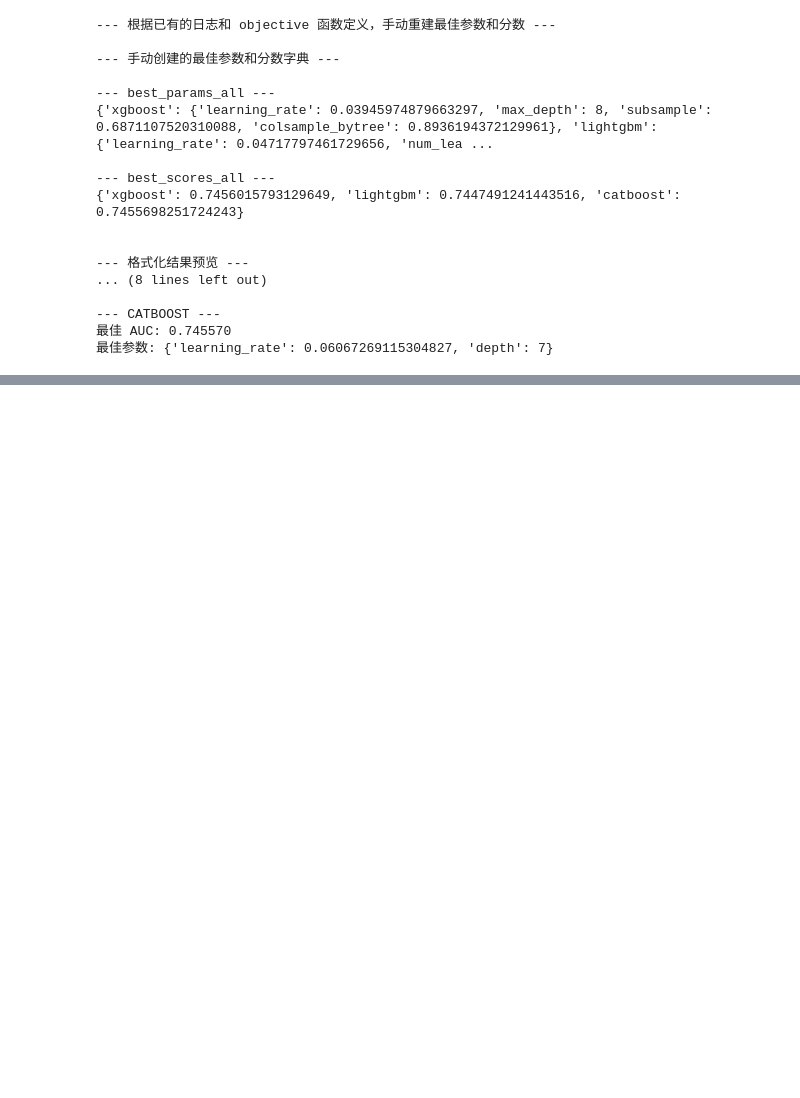
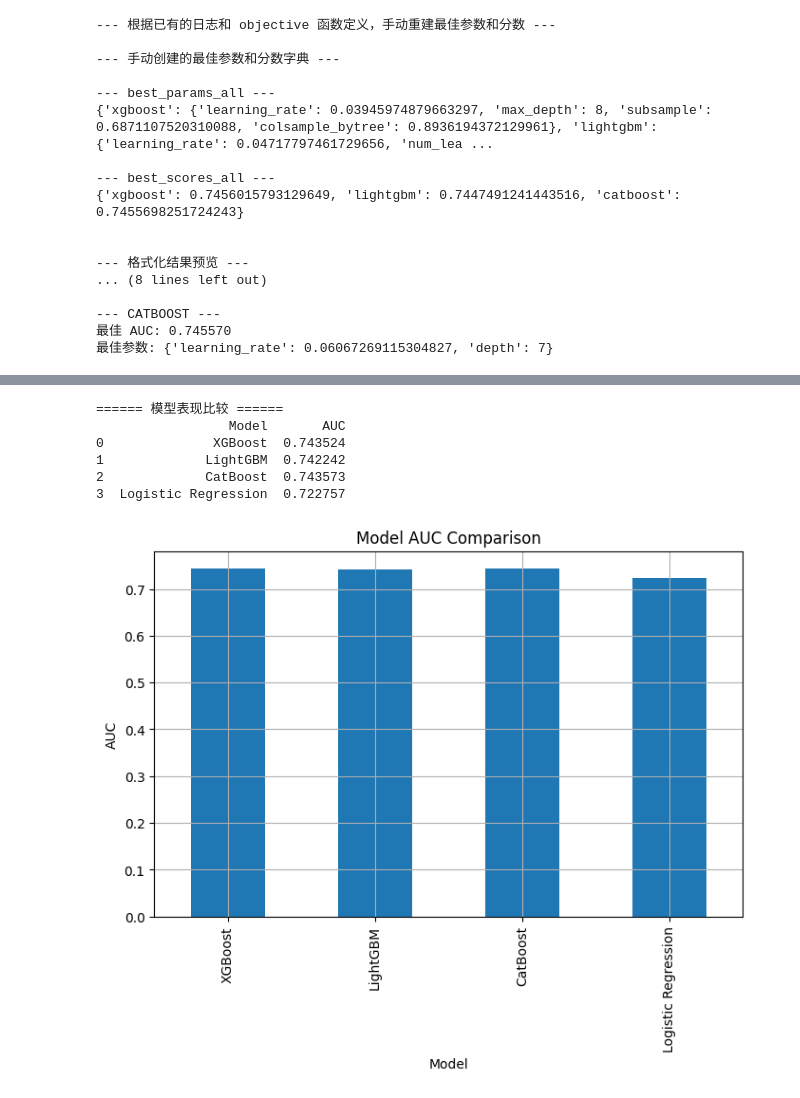
Before and after one commit to Kirawii/TGP3, a Jupyter notebook: notebook文件/firstversion.ipynb, the cells around one changed output, grey strips where cells are left out. Saved outputs shown, nothing was run; the diff lists cells and outputs as text; code cells hidden in the pictures; blank space fills up the shorter version.

```diff
--- a/notebook文件/firstversion.ipynb
+++ b/notebook文件/firstversion.ipynb
@@ -963,5 +883,0 @@ Audited 1 package in 5ms
-# %%
-import time
-start = time.time()
-model = lgb.train(params, dtrain, num_boost_round=500)
-print("训练耗时:", time.time() - start, "秒")
@@ -970,15 +883,0 @@ KeyboardInterrupt:
-# %%
-import lightgbm as lgb
-from sklearn.datasets import make_classification
-
-X, y = make_classification(n_samples=50000, n_features=50)
-dtrain = lgb.Dataset(X, label=y)
-
-params = {
-    "objective": "binary",
-    "metric": "auc",
-    "device": "gpu",
-    "verbose": 1,          # ⚠ 显示日志
-}
-
-model = lgb.train(params, dtrain, num_boost_round=2)
@@ -1425,0 +1422,30 @@ shap.summary_plot(
+# %%
+
+
+auc_xgb = roc_auc_score(y_all_train, oof_xgb)
+auc_lgb = roc_auc_score(y_all_train, oof_lgb)
+auc_cat = roc_auc_score(y_all_train, oof_cat)
+auc_lr  = auc_lr  # 上面得到的均值
+
+import pandas as pd
+
+df_compare = pd.DataFrame({
+    "Model": ["XGBoost", "LightGBM", "CatBoost", "Logistic Regression"],
+    "AUC":   [auc_xgb, auc_lgb, auc_cat, auc_lr]
+})
+
+print("\n====== 模型表现比较 ======")
+print(df_compare)
+
+df_compare.plot(kind='bar', x='Model', y='AUC', legend=False, figsize=(8,5), grid=True)
+plt.title("Model AUC Comparison")
+plt.ylabel("AUC")
+plt.show()
+# %% [output]
+====== 模型表现比较 ======
+                 Model       AUC
+0              XGBoost  0.743524
+1             LightGBM  0.742242
+2             CatBoost  0.743573
+3  Logistic Regression  0.722757
+[figure, added]
```
Also changed, not shown: parts of 36 cells of this notebook, 12 other files.
